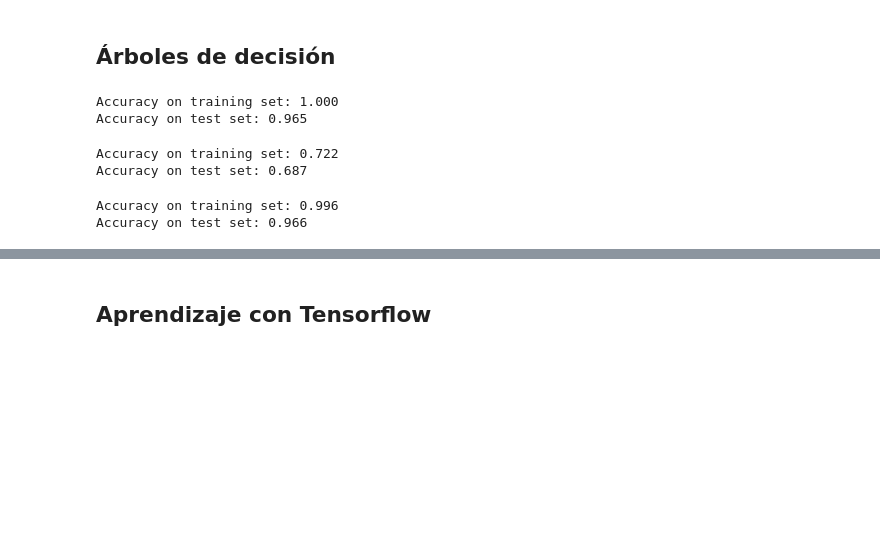
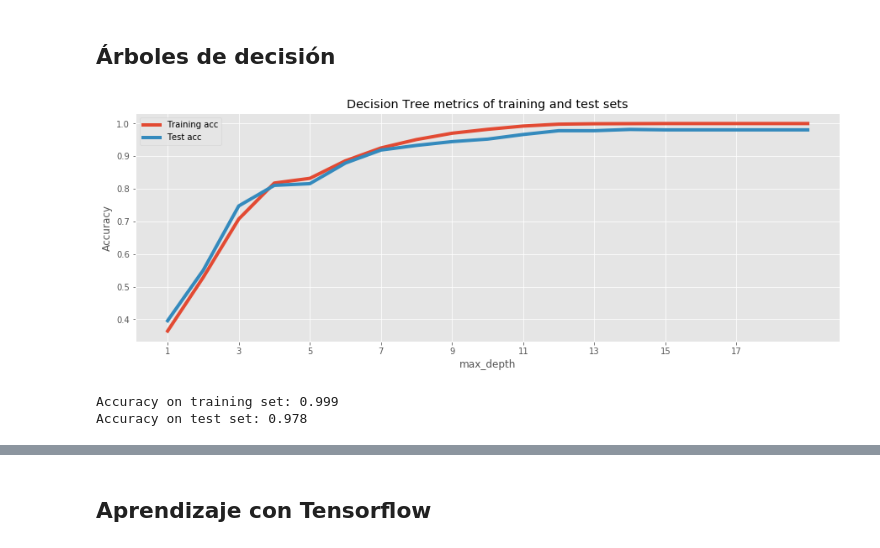
Before and after one commit to dkohkemper/pattern_recognition, a Jupyter notebook: proyecto_final/proyecto_final.ipynb, the cells around one changed output, grey strips where cells are left out. Saved outputs shown, nothing was run; the diff lists cells and outputs as text; code cells hidden in the pictures; blank space fills up the shorter version.

Commit message:
Pruning k-NN and Decision Trees code

```diff
--- a/proyecto_final/proyecto_final.ipynb
+++ b/proyecto_final/proyecto_final.ipynb
@@ -327,34 +315,43 @@ plt.legend()
 # %% [markdown]
 ## Árboles de decisión
+# %%
+# Separate data intro training and test sets
+x_train, x_test, y_train, y_test = train_test_split(input_features, output_class, test_size=0.20, random_state=0)
+
+train_acc = []
+test_acc  = []
+
+max_depth_range = range(1, 20)
+
+for max_depth_val in max_depth_range:
+    # Generate Decision Tree model
+    decision_tree = DecisionTreeClassifier(max_depth=max_depth_val, random_state=0)
+    decision_tree.fit(x_train, y_train)
+    # se almacena el "training set accuracy"
+    train_acc.append(decision_tree.score(x_train, y_train))
+    # se almacena la "generalization accuracy"
+    test_acc.append(decision_tree.score(x_test, y_test))
+# %%
+# Plot results
+plt.plot(max_depth_range, train_acc, label="Training acc", linewidth=4.0)
+plt.plot(max_depth_range, test_acc,  label="Test acc",     linewidth=4.0)
+plt.ylabel("Accuracy")
+plt.xlabel("max_depth")
+plt.title("Decision Tree metrics of training and test sets")
+plt.legend()
+plt.rcParams["figure.figsize"] = [15,5]
+plt.xticks(np.arange(1, max(max_depth_range), step=2));
+# %% [output]
+[figure, added]
 # %%
-#from sklearn.tree import DecisionTreeClassifier
-
-decision_tree = DecisionTreeClassifier(random_state=0)
+decision_tree = DecisionTreeClassifier(max_depth=13, random_state=0)
 decision_tree.fit(x_train, y_train)
 
 print("Accuracy on training set: {:.3f}".format(decision_tree.score(x_train, y_train)))
 print("Accuracy on test set: {:.3f}".format(decision_tree.score(x_test, y_test)))
 # %% [output]
-Accuracy on training set: 1.000
-Accuracy on test set: 0.965
+Accuracy on training set: 0.999
+Accuracy on test set: 0.978
-# %%
-decision_tree = DecisionTreeClassifier(max_depth=3, random_state=0)
-decision_tree.fit(x_train, y_train)
-
-print("Accuracy on training set: {:.3f}".format(decision_tree.score(x_train, y_train)))
-print("Accuracy on test set: {:.3f}".format(decision_tree.score(x_test, y_test)))
-# %% [output]
-Accuracy on training set: 0.722
-Accuracy on test set: 0.687
-# %%
-decision_tree = DecisionTreeClassifier(min_samples_split=5, random_state=0)
-decision_tree.fit(x_train, y_train)
-
-print("Accuracy on training set: {:.3f}".format(decision_tree.score(x_train, y_train)))
-print("Accuracy on test set: {:.3f}".format(decision_tree.score(x_test, y_test)))
-# %% [output]
-Accuracy on training set: 0.996
-Accuracy on test set: 0.966
 # %%
 print("Feature importances:\n{}".format(decision_tree.feature_importances_))
 # %% [output]
```
Also changed, not shown: parts of 14 cells of this notebook.
